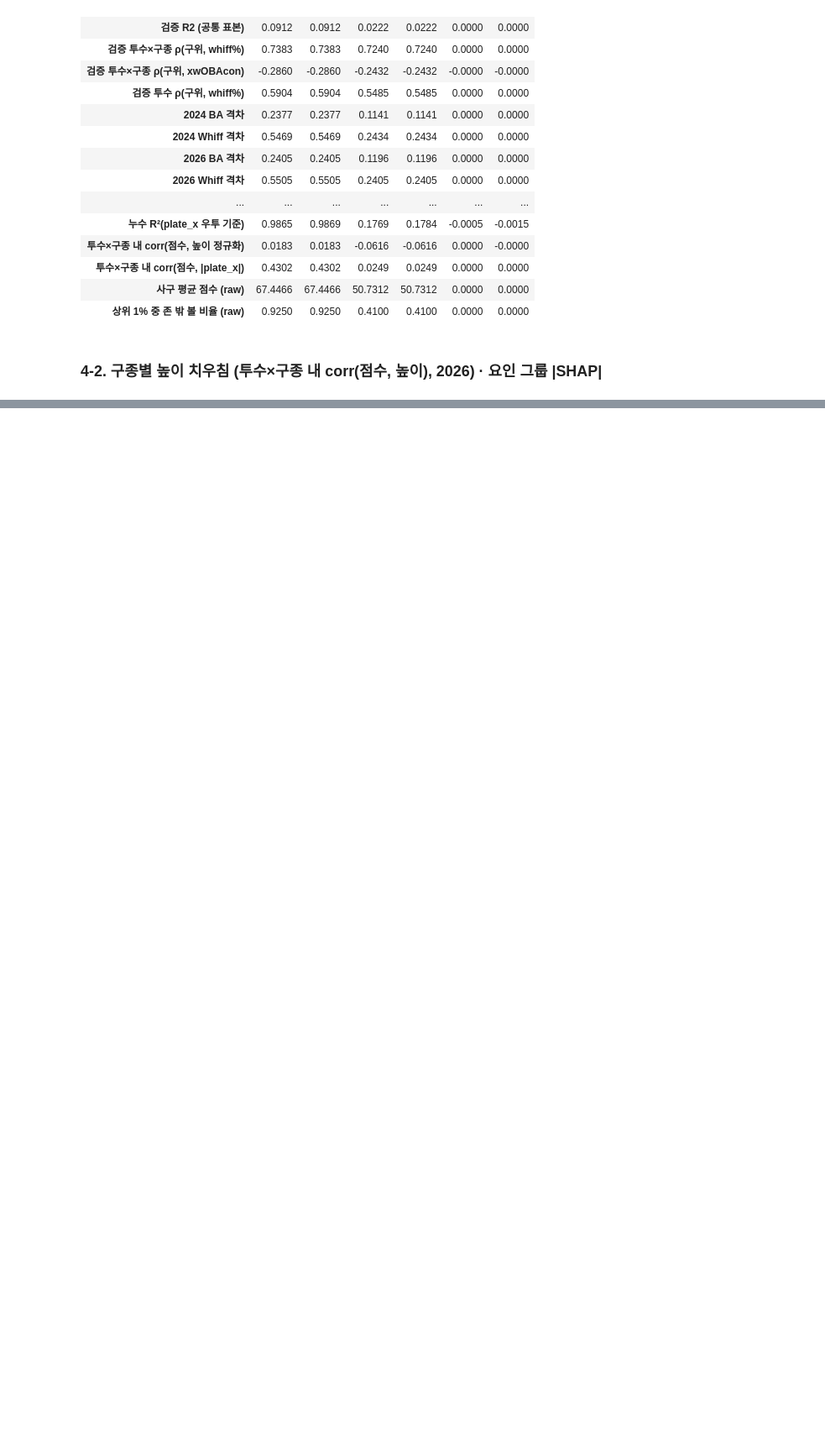
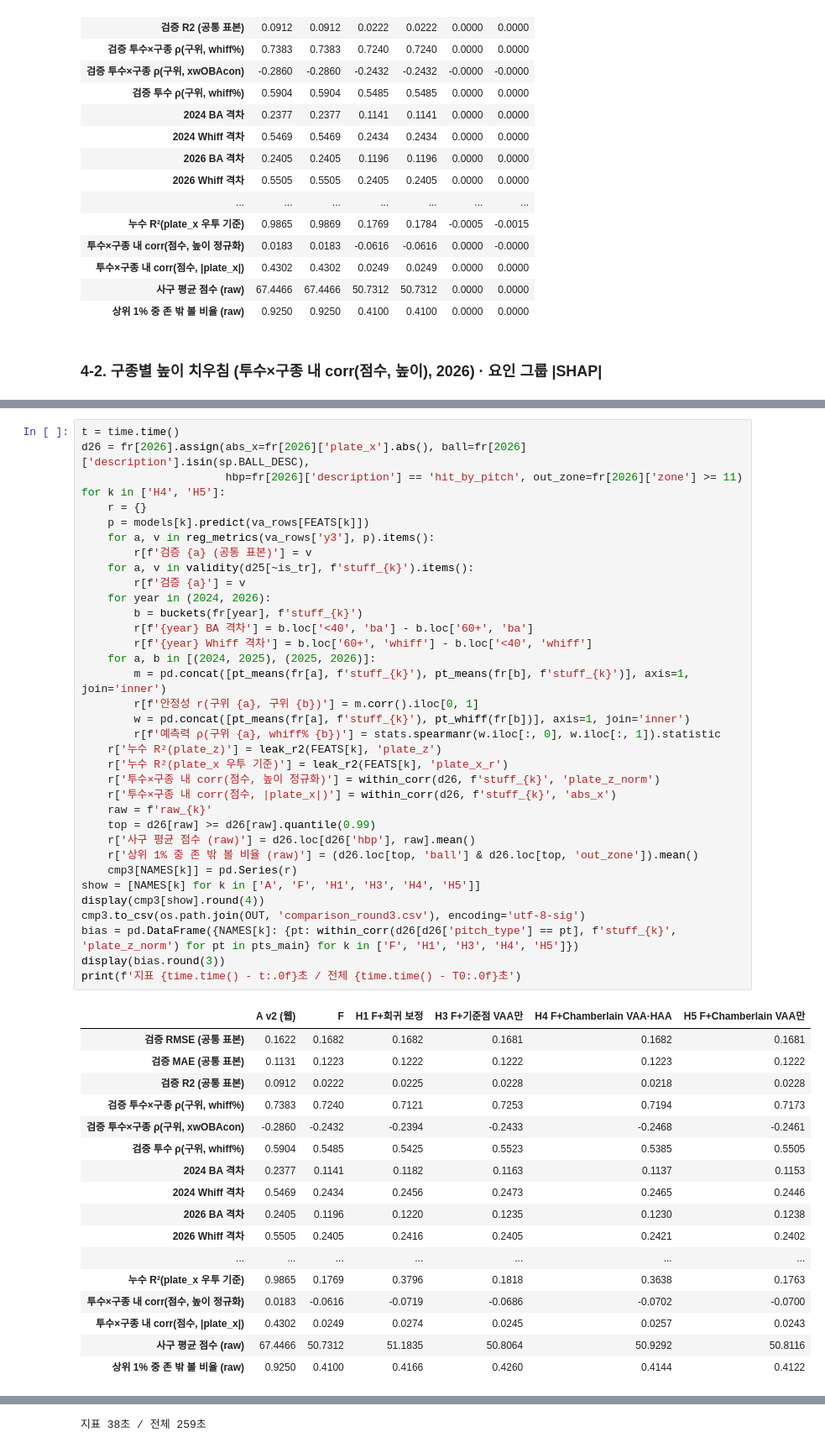
Before and after one commit to yongwon38/mlb_prediction, a Jupyter notebook: stuff_pipeline_261010_vaa3.ipynb, the cells around one changed output, grey strips where cells are left out. Shown at 84% size. Saved outputs shown, nothing was run; the diff lists cells and outputs as text; blank space fills up the shorter version.

Commit message:
VAA 3차 실험 : Chamberlain 방식(VAA·HAA Above Average) 비교 추가 [skip ci]
Co-Authored-By: Claude Opus 5.5 <noreply@anthropic.com>

```diff
--- a/stuff_pipeline_261010_vaa3.ipynb
+++ b/stuff_pipeline_261010_vaa3.ipynb
@@ -379,0 +463,53 @@ print(f'전체 실행 {time.time() - T0:.0f}초')
+# %%
+t = time.time()
+d26 = fr[2026].assign(abs_x=fr[2026]['plate_x'].abs(), ball=fr[2026]['description'].isin(sp.BALL_DESC),
+                      hbp=fr[2026]['description'] == 'hit_by_pitch', out_zone=fr[2026]['zone'] >= 11)
+for k in ['H4', 'H5']:
+    r = {}
+    p = models[k].predict(va_rows[FEATS[k]])
+    for a, v in reg_metrics(va_rows['y3'], p).items():
+        r[f'검증 {a} (공통 표본)'] = v
+    for a, v in validity(d25[~is_tr], f'stuff_{k}').items():
+        r[f'검증 {a}'] = v
+    for year in (2024, 2026):
+        b = buckets(fr[year], f'stuff_{k}')
+        r[f'{year} BA 격차'] = b.loc['<40', 'ba'] - b.loc['60+', 'ba']
+        r[f'{year} Whiff 격차'] = b.loc['60+', 'whiff'] - b.loc['<40', 'whiff']
+    for a, b in [(2024, 2025), (2025, 2026)]:
+        m = pd.concat([pt_means(fr[a], f'stuff_{k}'), pt_means(fr[b], f'stuff_{k}')], axis=1, join='inner')
+        r[f'안정성 r(구위 {a}, 구위 {b})'] = m.corr().iloc[0, 1]
+        w = pd.concat([pt_means(fr[a], f'stuff_{k}'), pt_whiff(fr[b])], axis=1, join='inner')
+        r[f'예측력 ρ(구위 {a}, whiff% {b})'] = stats.spearmanr(w.iloc[:, 0], w.iloc[:, 1]).statistic
+    r['누수 R²(plate_z)'] = leak_r2(FEATS[k], 'plate_z')
+    r['누수 R²(plate_x 우투 기준)'] = leak_r2(FEATS[k], 'plate_x_r')
+    r['투수×구종 내 corr(점수, 높이 정규화)'] = within_corr(d26, f'stuff_{k}', 'plate_z_norm')
+    r['투수×구종 내 corr(점수, |plate_x|)'] = within_corr(d26, f'stuff_{k}', 'abs_x')
+    raw = f'raw_{k}'
+    top = d26[raw] >= d26[raw].quantile(0.99)
+    r['사구 평균 점수 (raw)'] = d26.loc[d26['hbp'], raw].mean()
+    r['상위 1% 중 존 밖 볼 비율 (raw)'] = (d26.loc[top, 'ball'] & d26.loc[top, 'out_zone']).mean()
+    cmp3[NAMES[k]] = pd.Series(r)
+show = [NAMES[k] for k in ['A', 'F', 'H1', 'H3', 'H4', 'H5']]
+display(cmp3[show].round(4))
+cmp3.to_csv(os.path.join(OUT, 'comparison_round3.csv'), encoding='utf-8-sig')
+bias = pd.DataFrame({NAMES[k]: {pt: within_corr(d26[d26['pitch_type'] == pt], f'stuff_{k}', 'plate_z_norm') for pt in pts_main} for k in ['F', 'H1', 'H3', 'H4', 'H5']})
+display(bias.round(3))
+print(f'지표 {time.time() - t:.0f}초 / 전체 {time.time() - T0:.0f}초')
+# %% [output]
+|  | A v2 (웹) | F | H1 F+회귀 보정 | H3 F+기준점 VAA만 | H4 F+Chamberlain VAA·HAA | H5 F+Chamberlain VAA만 |
+| 검증 RMSE (공통 표본) | 0.1622 | 0.1682 | 0.1682 | 0.1681 | 0.1682 | 0.1681 |
+| 검증 MAE (공통 표본) | 0.1131 | 0.1223 | 0.1222 | 0.1222 | 0.1223 | 0.1222 |
+| 검증 R2 (공통 표본) | 0.0912 | 0.0222 | 0.0225 | 0.0228 | 0.0218 | 0.0228 |
+| 검증 투수×구종 ρ(구위, whiff%) | 0.7383 | 0.7240 | 0.7121 | 0.7253 | 0.7194 | 0.7173 |
+| 검증 투수×구종 ρ(구위, xwOBAcon) | -0.2860 | -0.2432 | -0.2394 | -0.2433 | -0.2468 | -0.2461 |
+| 검증 투수 ρ(구위, whiff%) | 0.5904 | 0.5485 | 0.5425 | 0.5523 | 0.5385 | 0.5505 |
+| 2024 BA 격차 | 0.2377 | 0.1141 | 0.1182 | 0.1163 | 0.1137 | 0.1153 |
+| 2024 Whiff 격차 | 0.5469 | 0.2434 | 0.2456 | 0.2473 | 0.2465 | 0.2446 |
+| 2026 BA 격차 | 0.2405 | 0.1196 | 0.1220 | 0.1235 | 0.1230 | 0.1238 |
+| 2026 Whiff 격차 | 0.5505 | 0.2405 | 0.2416 | 0.2405 | 0.2421 | 0.2402 |
+| ... | ... | ... | ... | ... | ... | ... |
+| 누수 R²(plate_x 우투 기준) | 0.9865 | 0.1769 | 0.3796 | 0.1818 | 0.3638 | 0.1763 |
+| 투수×구종 내 corr(점수, 높이 정규화) | 0.0183 | -0.0616 | -0.0719 | -0.0686 | -0.0702 | -0.0700 |
+| 투수×구종 내 corr(점수, |plate_x|) | 0.4302 | 0.0249 | 0.0274 | 0.0245 | 0.0257 | 0.0243 |
+| 사구 평균 점수 (raw) | 67.4466 | 50.7312 | 51.1835 | 50.8064 | 50.9292 | 50.8116 |
+| 상위 1% 중 존 밖 볼 비율 (raw) | 0.9250 | 0.4100 | 0.4166 | 0.4260 | 0.4144 | 0.4122 |
@@ -380,3 +526,4 @@ print(f'전체 실행 {time.time() - T0:.0f}초')
+지표 38초 / 전체 259초
 # %% [markdown]
 ### 판정
 - 재현 : A·F 지표가 2차(comparison_round2.csv)와 같음 (누수 R² 만 트리 수 축소로 ±0.002). 전체 실행 248초 (캐시 생성 85초 포함, 이전 약 30분)
```
Also changed, not shown: parts of 8 cells of this notebook, 2 other files.
